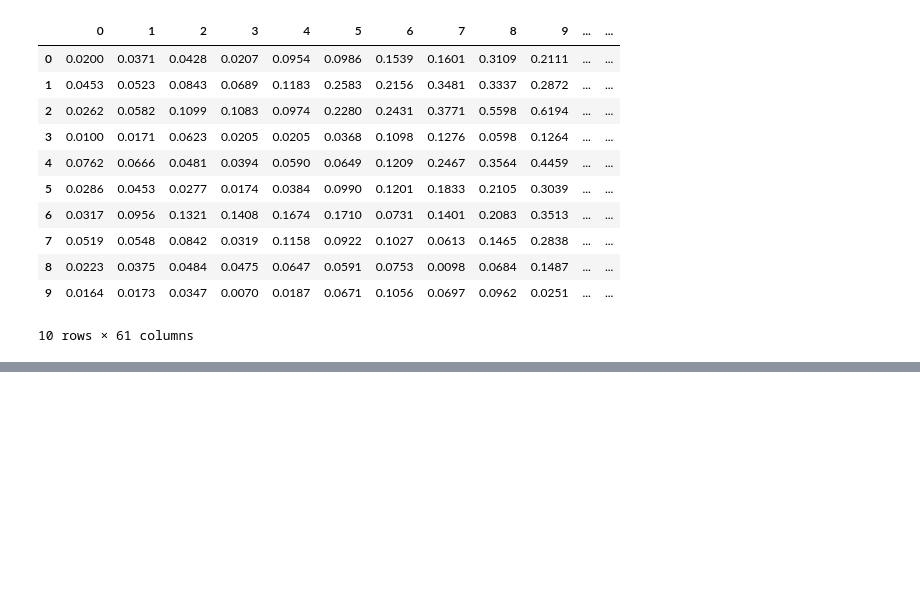
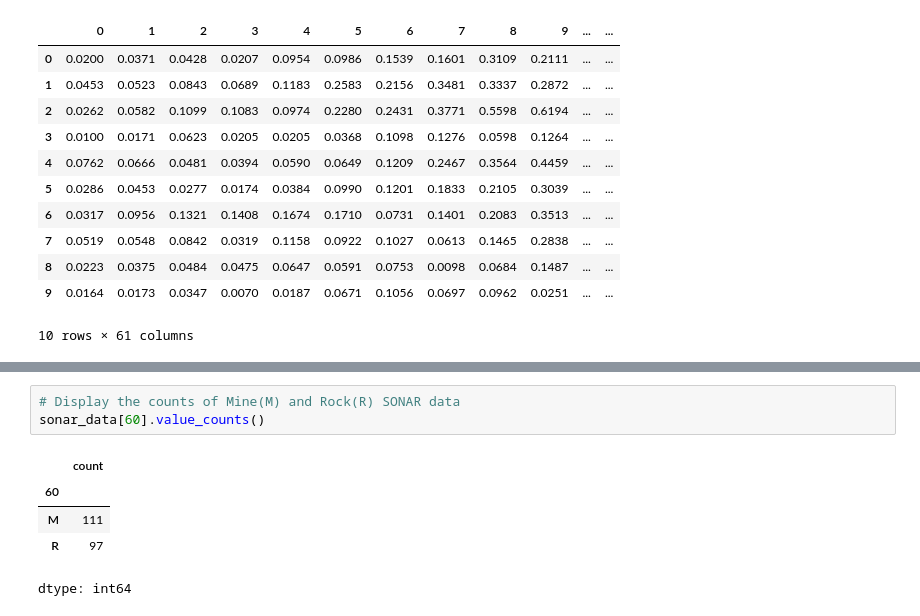
Before and after one commit to Arghya-Tech99/SONAR-Rock-vs-Mine-Predictor, a Jupyter notebook: Rock_vs_Mine.ipynb, the cells around one changed output, grey strips where cells are left out. Drawn from its saved outputs; the diff is of its cells as text; blank space fills up the shorter version.

```diff
--- a/Rock_vs_Mine.ipynb
+++ b/Rock_vs_Mine.ipynb
@@ -31,0 +51,9 @@ sonar_data.head(10)
+# %%
+# Display the counts of Mine(M) and Rock(R) SONAR data
+sonar_data[60].value_counts()
+# %% [output]
+|  | count |
+| 60 |  |
+| M | 111 |
+| R | 97 |
+dtype: int64
```
Also changed, not shown: parts of 4 cells of this notebook.
